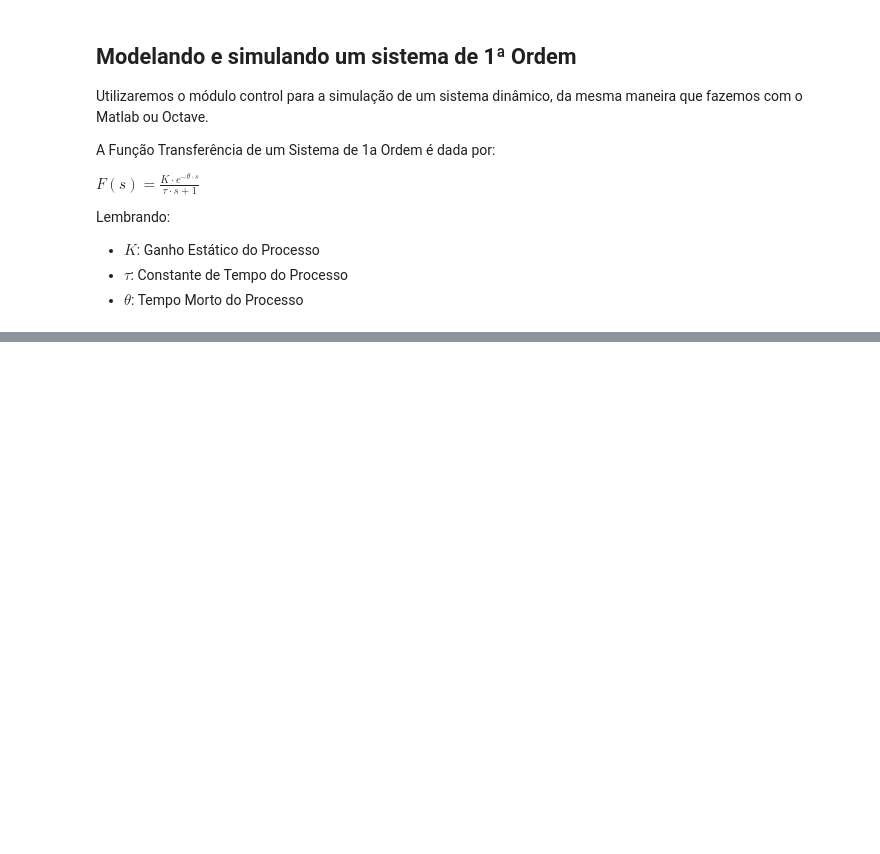
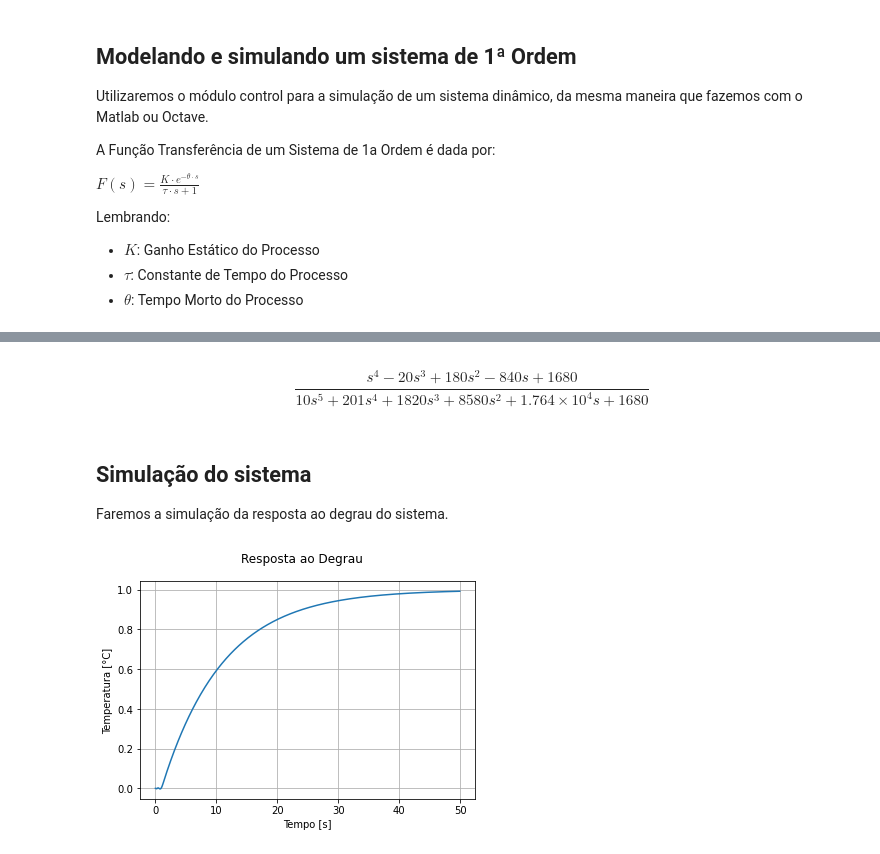
Before and after one commit to inocentejr/CODE7_IFSP_SLT, a Jupyter notebook: Hello_Python.ipynb, the cells around one changed output, grey strips where cells are left out. Drawn from its saved outputs; the diff is of its cells as text; code cells hidden in the pictures; blank space fills up the shorter version.

```diff
--- a/Hello_Python.ipynb
+++ b/Hello_Python.ipynb
@@ -70,0 +74,17 @@ NameError: ignored
+# %%
+nd,dd = control.delay.pade(theta,4)
+
+Fd = control.tf(nd,dd)
+
+F = F*Fd
+F
+# %% [output]
+$$\frac{s^4 - 20 s^3 + 180 s^2 - 840 s + 1680}{10 s^5 + 201 s^4 + 1820 s^3 + 8580 s^2 + 1.764 \times 10^{4} s + 1680}$$
+# %% [markdown]
+## Simulação do sistema
+
+Faremos a simulação da resposta ao degrau do sistema.
+# %%
+t = np.arange(0,50,0.1)
+
+_,y=control.step_response(F,t)
@@ -70,0 +98,9 @@ NameError: ignored
+# %%
+fig,ax = plt.subplots()
+ax.plot(t,y)
+fig.suptitle('Resposta ao Degrau')
+ax.set_xlabel('Tempo [s]')
+ax.set_ylabel('Temperatura [°C]')
+ax.grid()
+# %% [output]
+[figure, added]
```
Also changed, not shown: parts of 8 cells of this notebook.
